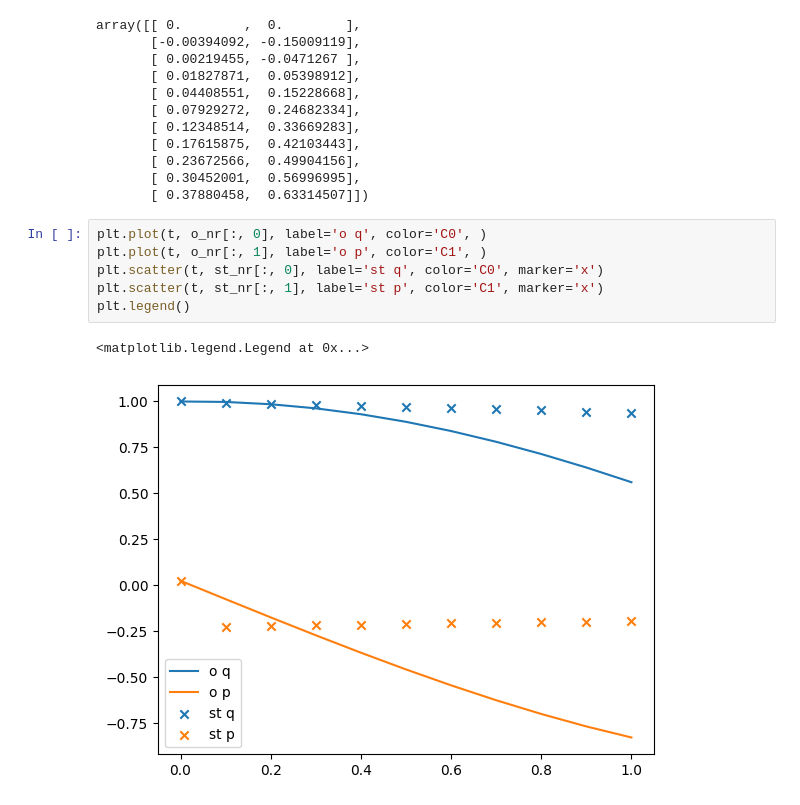
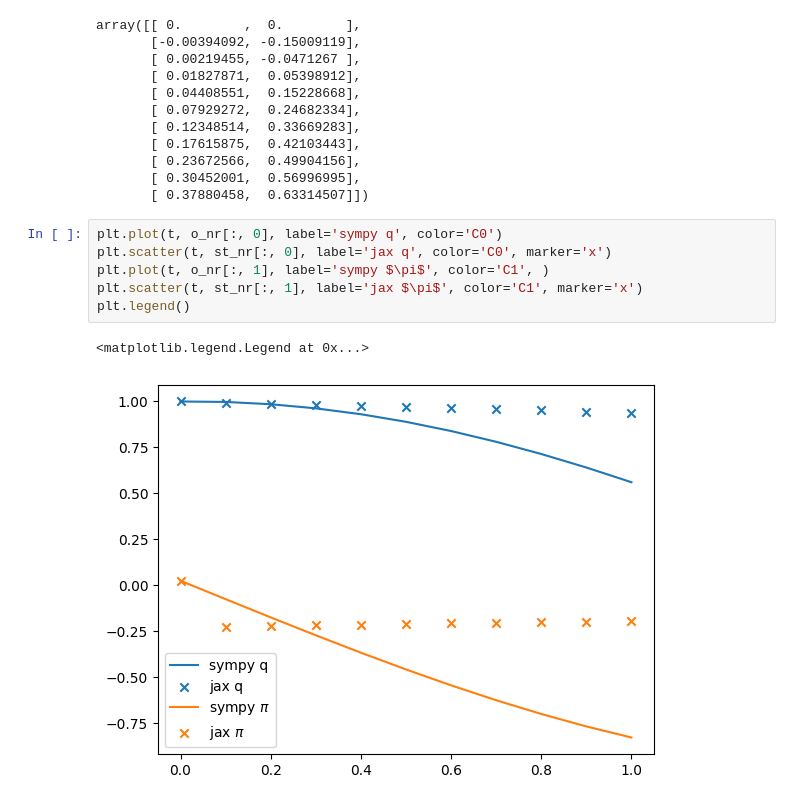
Before and after one commit to joshuacoles/slimpletic-jax, a Jupyter notebook: aftc.ipynb, the cells around one changed output. Saved outputs shown, nothing was run; the diff lists cells and outputs as text.

```diff
--- a/aftc.ipynb
+++ b/aftc.ipynb
@@ -127,11 +127,11 @@ array([[ 0.        ,  0.        ],
        [ 0.30452001,  0.56996995],
        [ 0.37880458,  0.63314507]])
 # %%
-plt.plot(t, o_nr[:, 0], label='o q', color='C0', )
-plt.plot(t, o_nr[:, 1], label='o p', color='C1', )
-plt.scatter(t, st_nr[:, 0], label='st q', color='C0', marker='x')
-plt.scatter(t, st_nr[:, 1], label='st p', color='C1', marker='x')
+plt.plot(t, o_nr[:, 0], label='sympy q', color='C0')
+plt.scatter(t, st_nr[:, 0], label='jax q', color='C0', marker='x')
+plt.plot(t, o_nr[:, 1], label='sympy $\pi$', color='C1', )
+plt.scatter(t, st_nr[:, 1], label='jax $\pi$', color='C1', marker='x')
 plt.legend()
 # %% [output]
 <matplotlib.legend.Legend at 0x...>
-[figure, old version]
+[figure, new version]
```
Also changed, not shown: 3 other files.
